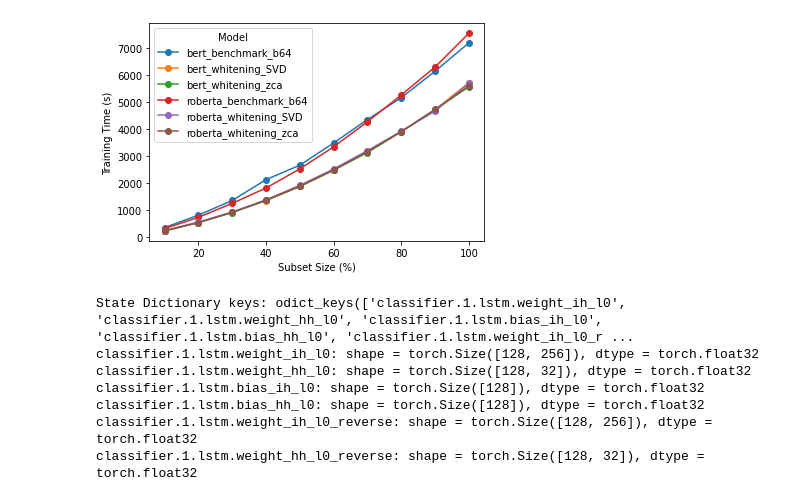
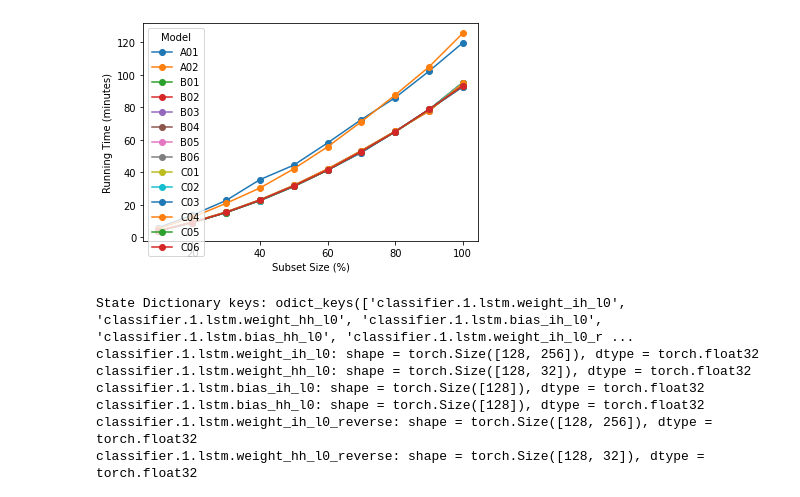
Before and after one commit to andre-arc/LC-BERT, a Jupyter notebook: efficient_visualization.ipynb, the cells around one changed output. Drawn from its saved outputs; the diff is of its cells as text; code cells hidden in the pictures.

```diff
--- a/efficient_visualization.ipynb
+++ b/efficient_visualization.ipynb
@@ -7,12 +8,16 @@ import matplotlib.pyplot as plt
 # %%
 def load_efficent_reports_file(path, model_name):
-    total_rows = []
-    for percent in range(10, 101, 10):
-        df = pd.read_csv(f'{path}/summary_efficiency_{percent}.csv')
-        df = df.drop(['Unnamed: 1', 'percentage.1'], axis=1)
-        df.loc[df.index[-1], 'model'] = model_name
-        total_rows.append(df.tail(1))
-    return total_rows
+    # total_rows = []
+    # for percent in range(10, 101, 10):
+    #     df = pd.read_csv(f'{path}/summary_efficiency_{percent}.csv')
+    #     df = df.drop(['Unnamed: 1', 'percentage.1'], axis=1)
+    #     df.loc[df.index[-1], 'model'] = model_name
+    #     total_rows.append(df.tail(1))
+    df = pd.read_csv(f'{path}/summary_efficiency.csv')
+    df = df.drop(['Unnamed: 0'], axis=1)
+    df = df.drop(df.index[-1])
+    df['model'] = model_name
+    return df
 
 def visualize_gpu_memory(data):
     grouped_data = data.groupby('model')
@@ -22,7 +27,7 @@ def visualize_gpu_memory(data):
 
     # Add labels and legend
     plt.xlabel('Subset Size (%)')
-    plt.ylabel('GPU Used (MB)')
+    plt.ylabel('GPU Memory Peak Usage (MB)')
     plt.legend(title='Model')
 
     # Show plot
@@ -32,12 +37,24 @@ def visualize_train_time(data):
     grouped_data = data.groupby('model')
     # Plot each group separately
     for name, group in grouped_data:
-        plt.plot(group['percentage'], group['elapsed_time'], marker='o', label=name)
+        plt.plot(group['percentage'], group['elapsed_time']/60, marker='o', label=name)
 
     # Add labels and legend
     plt.xlabel('Subset Size (%)')
-    plt.ylabel('Training Time (s)')
-    plt.legend(title='Model')
+    plt.ylabel('Running Time (minutes)')
+    plt.legend(title='Model', loc=2)
+
+    # # Increase fractional part of y-axis with decimal formatting
+    # def format_func(value, tick_number):
+    #     return f'{value:.2f}'
+
+    # plt.gca().yaxis.set_major_formatter(FuncFormatter(format_func))
+
+    # # Set y-axis range
+    # # plt.ylim(2000, 3000)  # Set y-axis range from 1.5 to 2.5 minutes
+
+    # # Set y-tick interval
+    # plt.gca().yaxis.set_major_locator(MultipleLocator(0.01))
 
     # Show plot
     plt.show()
@@ -104,0 +61,3 @@ visualize_gpu_memory(df_total)
+# %%
+efficient_total = pd.read_csv('efficient_total.csv')
+visualize_gpu_memory(efficient_total)
@@ -105,7 +66,7 @@ visualize_gpu_memory(df_total)
 # %%
-visualize_train_time(df_total)
+visualize_train_time(efficient_total)
 # %% [output]
-[figure, old version]
+[figure, new version]
 # %%
 import torch
 from torch import nn
```
Also changed, not shown: parts of 8 cells of this notebook, 7 other files.
